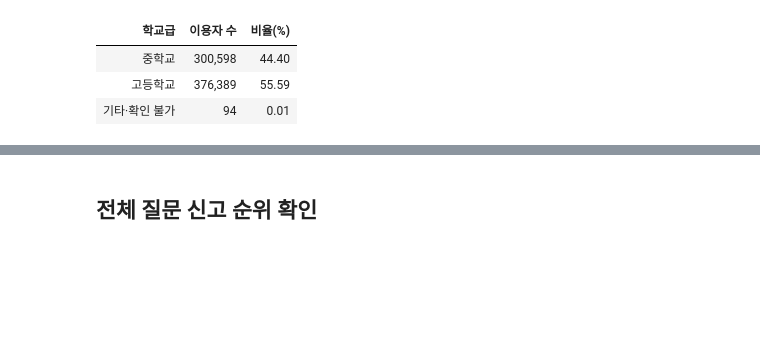
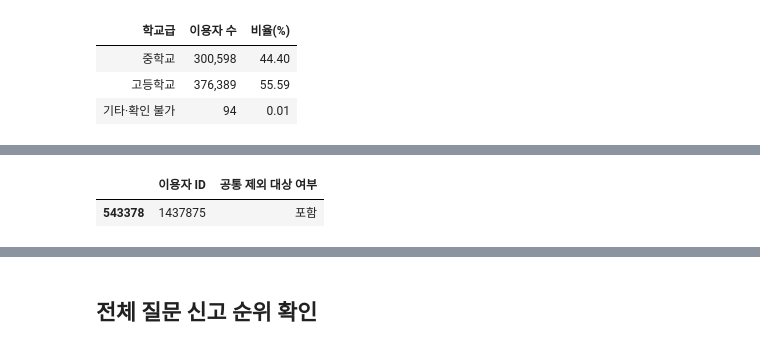
Before and after one commit to qet0506/codeit-sns-moderation, a Jupyter notebook: eda_목차정리_수정본.ipynb, the cells around one changed output, grey strips where cells are left out. Drawn from its saved outputs; the diff is of its cells as text; code cells hidden in the pictures; blank space fills up the shorter version.

```diff
--- a/eda_목차정리_수정본.ipynb
+++ b/eda_목차정리_수정본.ipynb
@@ -748,0 +783,19 @@ display(
+# %%
+df_eda_unknown_exclusion_check = (
+    df_eda_unknown_report_check.loc[
+        df_eda_unknown_report_check["질문 신고 이력"].eq("있음"),
+        ["이용자 ID"],
+    ]
+    .copy()
+)
+
+df_eda_unknown_exclusion_check["공통 제외 대상 여부"] = (
+    df_eda_unknown_exclusion_check["이용자 ID"]
+    .isin(excluded_reporter_ids)
+    .map({True: "포함", False: "미포함"})
+)
+
+display(df_eda_unknown_exclusion_check)
+# %% [output]
+|  | 이용자 ID | 공통 제외 대상 여부 |
+| 543378 | 1437875 | 포함 |
```
Also changed, not shown: parts of 2 cells of this notebook.
